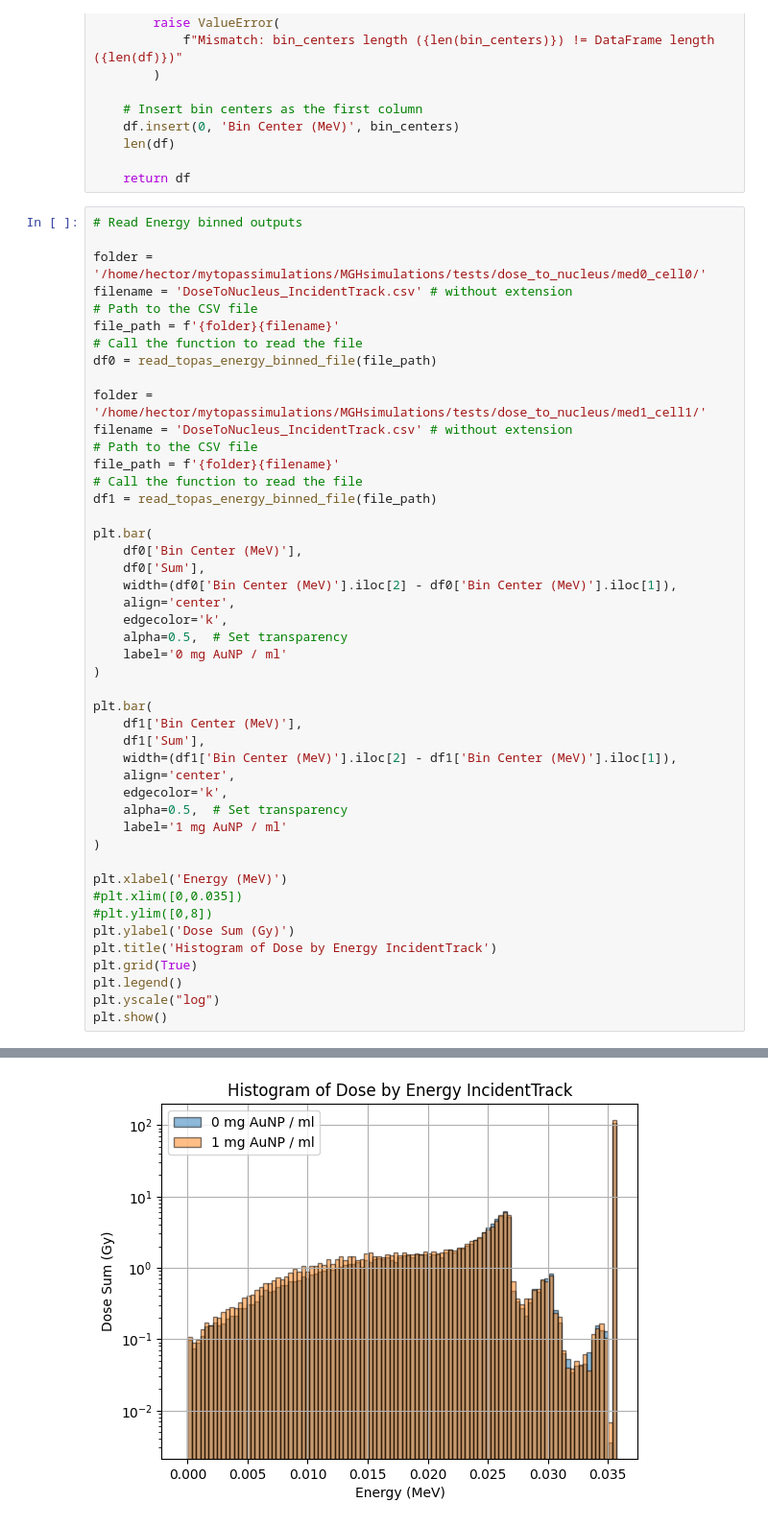
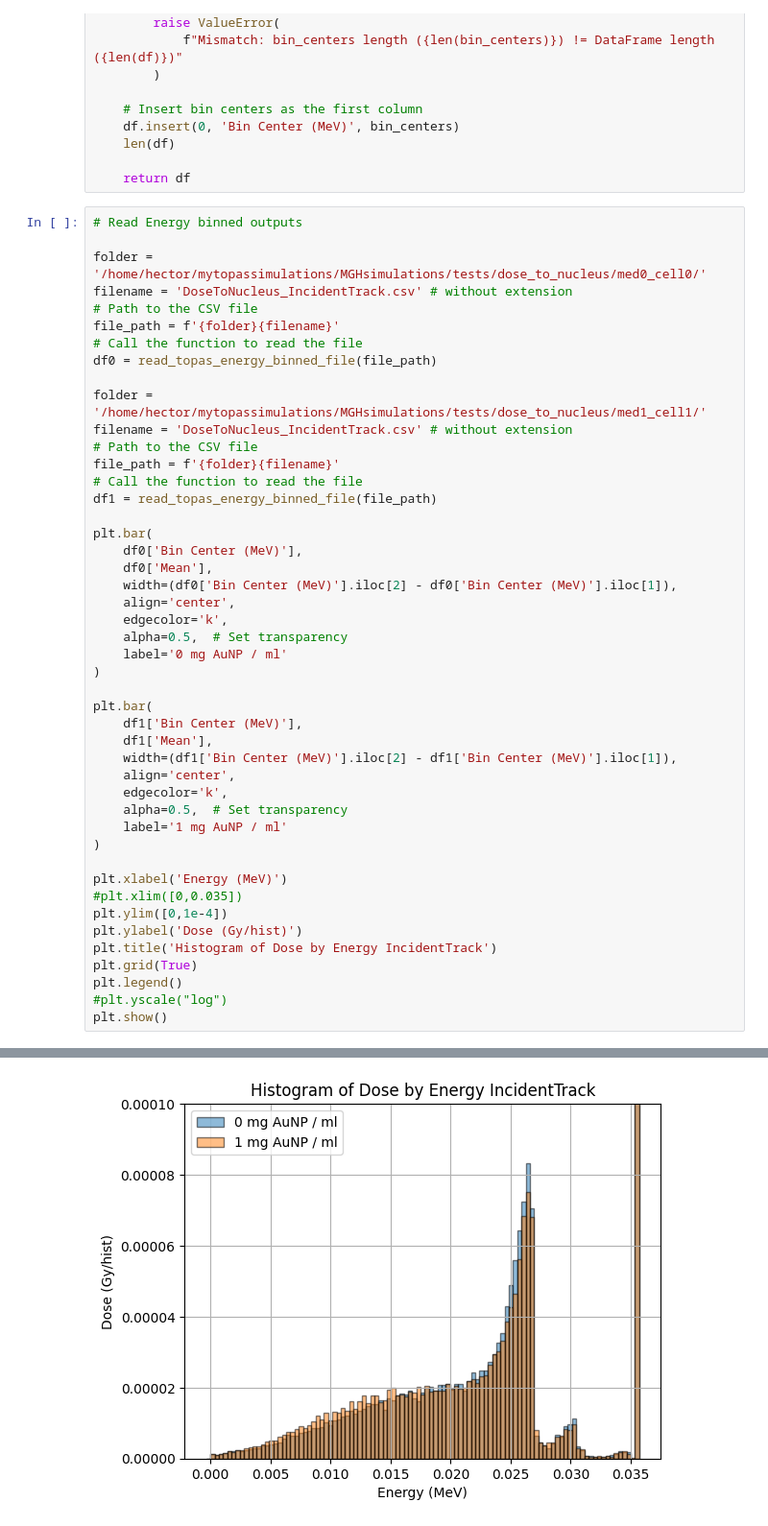
Before and after one commit to HectorMiras/MyTOPASPythonScripts, a Jupyter notebook: jupytertopascellsnp.ipynb, the cells around one changed output, grey strips where cells are left out. Shown at 96% size. Saved outputs shown, nothing was run; the diff lists cells and outputs as text.

```diff
--- a/jupytertopascellsnp.ipynb
+++ b/jupytertopascellsnp.ipynb
@@ -379,41 +379,41 @@ df1 = read_topas_energy_binned_file(file_path)
 
 plt.bar(
     df0['Bin Center (MeV)'],
-    df0['Sum'],
+    df0['Mean'],
     width=(df0['Bin Center (MeV)'].iloc[2] - df0['Bin Center (MeV)'].iloc[1]),
     align='center',
     edgecolor='k',
     alpha=0.5,  # Set transparency
     label='0 mg AuNP / ml'
 )
 
 plt.bar(
     df1['Bin Center (MeV)'],
-    df1['Sum'],
+    df1['Mean'],
     width=(df1['Bin Center (MeV)'].iloc[2] - df1['Bin Center (MeV)'].iloc[1]),
     align='center',
     edgecolor='k',
     alpha=0.5,  # Set transparency
     label='1 mg AuNP / ml'
 )
 
 plt.xlabel('Energy (MeV)')
 #plt.xlim([0,0.035])
-#plt.ylim([0,8])
-plt.ylabel('Dose Sum (Gy)')
+plt.ylim([0,1e-4])
+plt.ylabel('Dose (Gy/hist)')
 plt.title('Histogram of Dose by Energy IncidentTrack')
 plt.grid(True)
 plt.legend()
-plt.yscale("log")
+#plt.yscale("log")
 plt.show()
 # %% [output]
 103
 103
 {'n_bins': 100, 'bin_width': 0.00035, 'bin_start': 0.0, 'bin_end': 0.035}
 103
 103
 {'n_bins': 100, 'bin_width': 0.00035, 'bin_start': 0.0, 'bin_end': 0.035}
-[figure, old version]
+[figure, new version]
 # %%
 # Read Energy binned outputs
 
```
Also changed, not shown: parts of 1 cell of this notebook.
